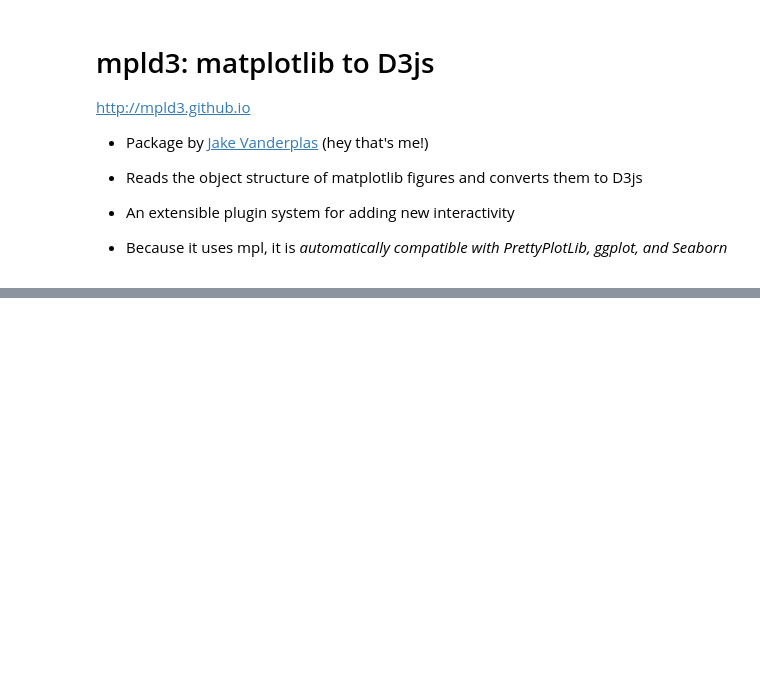
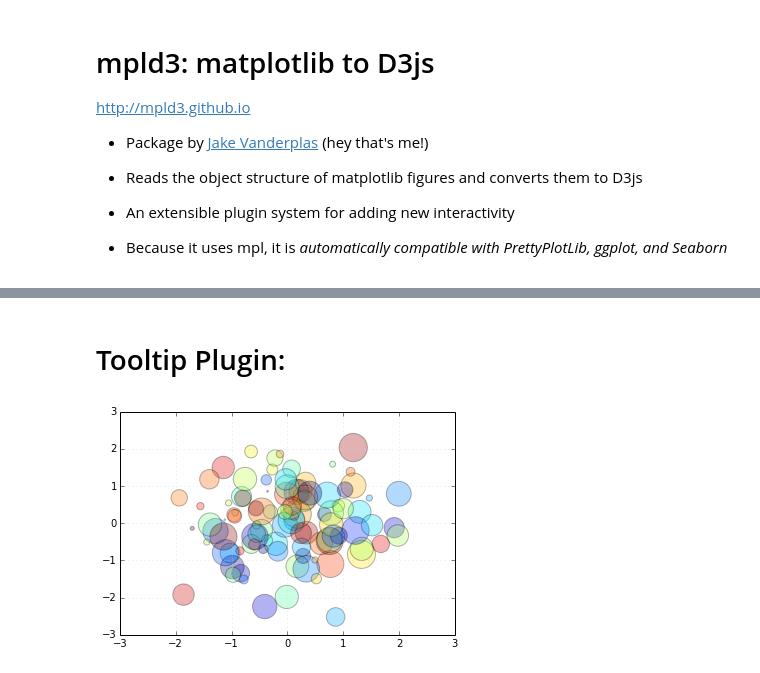
Before and after one commit to jakevdp/OpenVisConf2014, a Jupyter notebook: mpld3.ipynb, the cells around one changed output, grey strips where cells are left out. Cells and saved outputs as stored; diff of their text form; code cells hidden in the pictures; blank space fills up the shorter version.

```diff
--- a/mpld3.ipynb
+++ b/mpld3.ipynb
@@ -15,0 +90,12 @@ http://mpld3.github.io
+# %% [markdown]
+# Tooltip Plugin:
+# %%
+from mpld3 import plugins
+
+labels = ['Point {0}'.format(i) for i in range(100)]
+
+tooltips = plugins.PointLabelTooltip(points, labels)
+plugins.connect(fig, tooltips)
+fig
+# %% [output]
+[figure, added]
```
Also changed, not shown: parts of 17 cells of this notebook, 4 other files.
